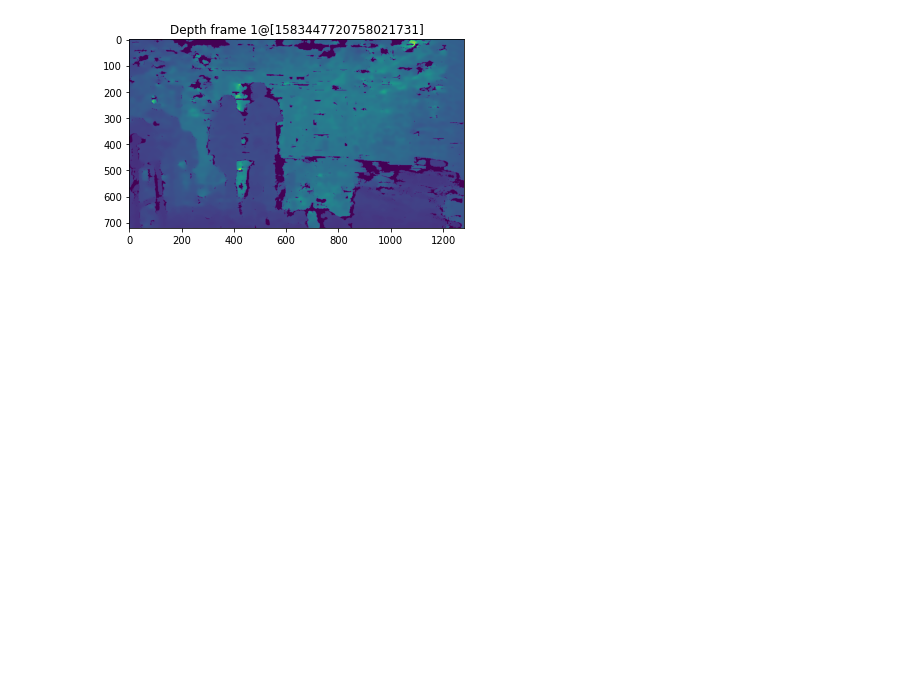
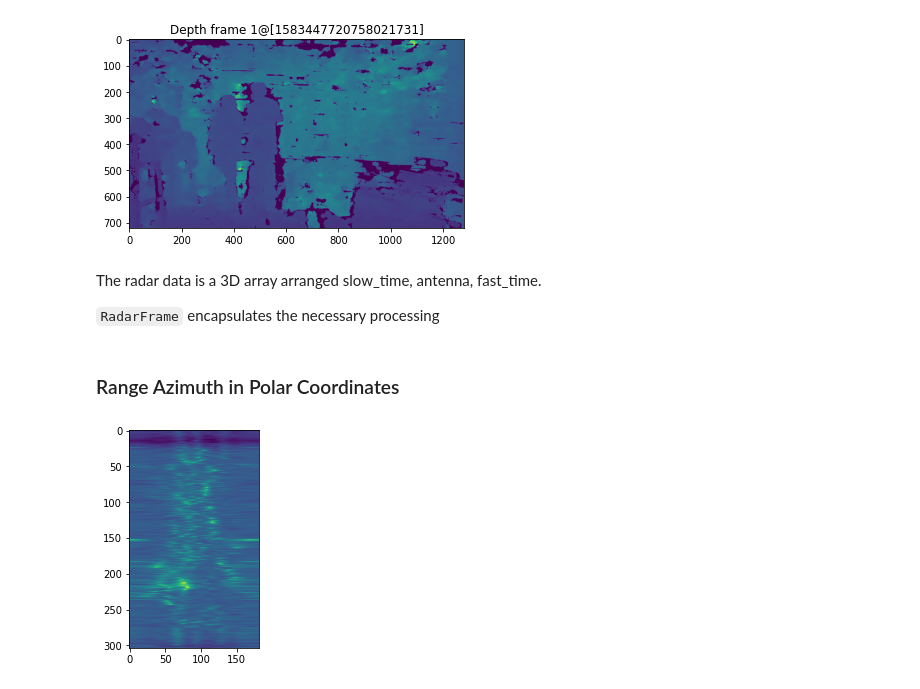
Before and after one commit to moodoki/radical_sdk, a Jupyter notebook: nbs/index.ipynb, the cells around one changed output. Drawn from its saved outputs; the diff is of its cells as text; code cells hidden in the pictures; blank space fills up the shorter version.

Commit message:
Loading and DSP chain up till polar to cartesian projection

```diff
--- a/nbs/index.ipynb
+++ b/nbs/index.ipynb
@@ -53,3 +53,30 @@ plt.show()
 # %% [output]
 [figure]
 [figure]
+# %% [markdown]
+The radar data is a 3D array arranged slow_time, antenna, fast_time.
+
+`RadarFrame` encapsulates the necessary processing
+# %%
+#skip
+
+from radicalsdk.radar.config_v1 import read_radar_params
+from radicalsdk.radar.v1 import RadarFrame
+
+# Read config and configure RadarFrame object
+radar_config = read_radar_params('../samples/indoor_human_rcs.cfg')
+rf = RadarFrame(radar_config)
+
+#Set raw cube to the required frame from the hdf5 file
+rf.raw_cube = data['radar'][1]
+
+# The desired view of the radar frame is now available
+# %% [markdown]
+### Range Azimuth in Polar Coordinates
+# %%
+# skip
+plt.figure()
+plt.imshow(np.log(np.abs(rf.range_azimuth_capon)))
+plt.show()
+# %% [output]
+[figure, added]
```
Also changed, not shown: parts of 5 cells of this notebook, 13 other files.
